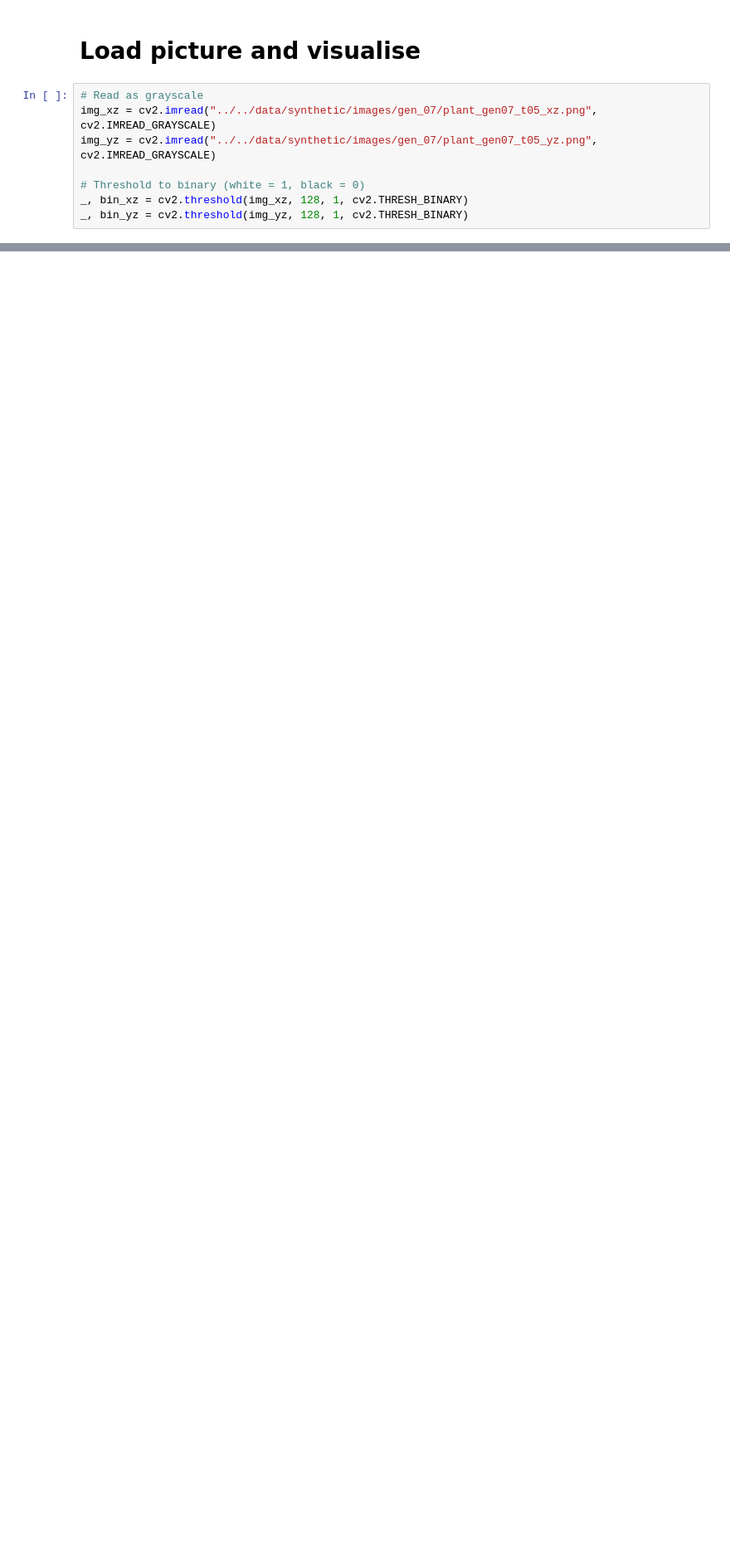
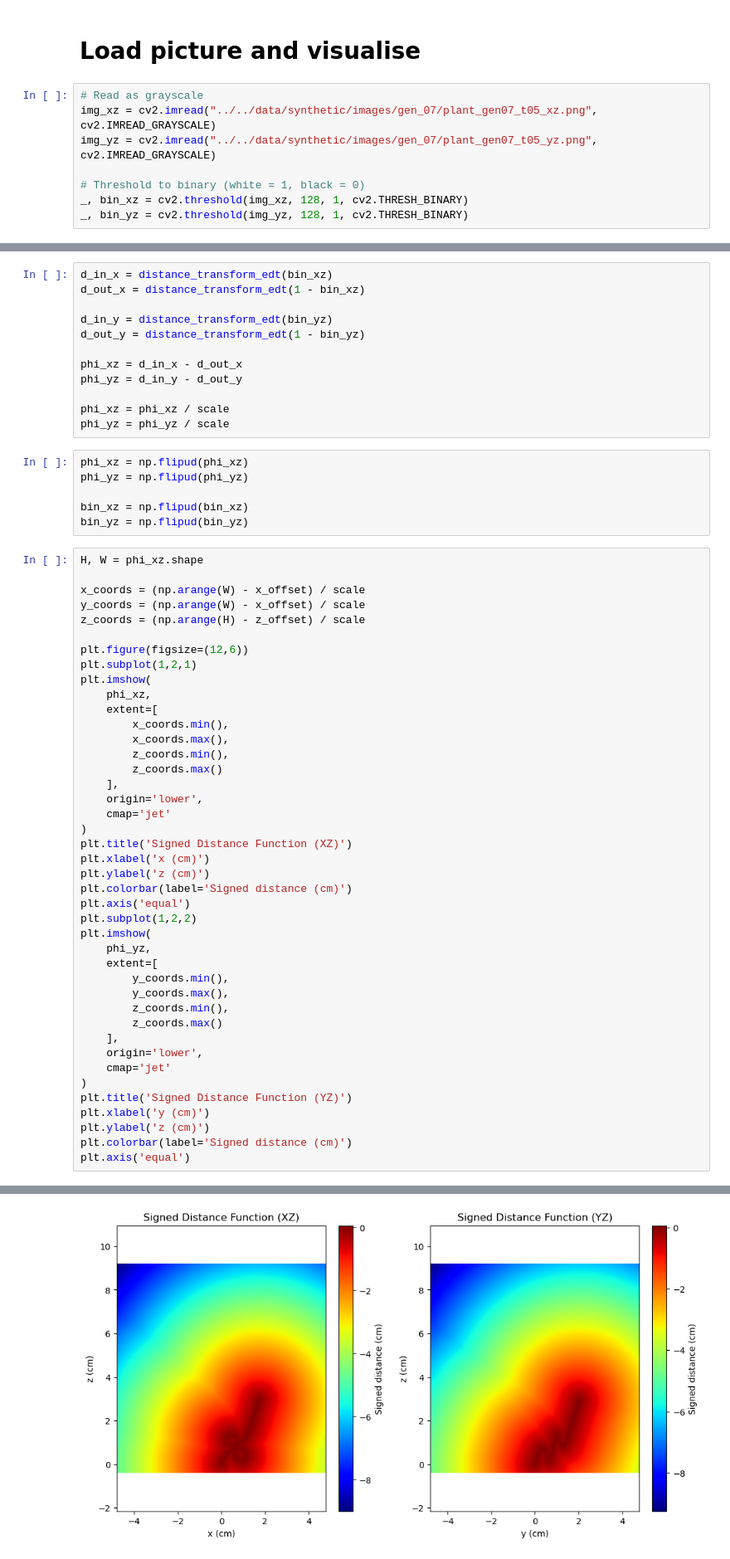
Before and after one commit to josef-lin/HFSP-dodder, a Jupyter notebook: src/data-reconstruction/data-reconstruction.ipynb, the cells around one changed output, grey strips where cells are left out. Shown at 83% size. Cells and saved outputs as stored; diff of their text form; blank space fills up the shorter version.

```diff
--- a/src/data-reconstruction/data-reconstruction.ipynb
+++ b/src/data-reconstruction/data-reconstruction.ipynb
@@ -258,0 +26,61 @@ ani.save("rotation.gif", writer='pillow')
+# %%
+d_in_x = distance_transform_edt(bin_xz)
+d_out_x = distance_transform_edt(1 - bin_xz)
+
+d_in_y = distance_transform_edt(bin_yz)
+d_out_y = distance_transform_edt(1 - bin_yz)
+
+phi_xz = d_in_x - d_out_x
+phi_yz = d_in_y - d_out_y
+
+phi_xz = phi_xz / scale
+phi_yz = phi_yz / scale
+# %%
+phi_xz = np.flipud(phi_xz)
+phi_yz = np.flipud(phi_yz)
+
+bin_xz = np.flipud(bin_xz)
+bin_yz = np.flipud(bin_yz)
+# %%
+H, W = phi_xz.shape
+
+x_coords = (np.arange(W) - x_offset) / scale
+y_coords = (np.arange(W) - x_offset) / scale
+z_coords = (np.arange(H) - z_offset) / scale
+
+plt.figure(figsize=(12,6))
+plt.subplot(1,2,1)
+plt.imshow(
+    phi_xz,
+    extent=[
+        x_coords.min(),
+        x_coords.max(),
+        z_coords.min(),
+        z_coords.max()
+    ],
+    origin='lower',
+    cmap='jet'
+)
+plt.title('Signed Distance Function (XZ)')
+plt.xlabel('x (cm)')
+plt.ylabel('z (cm)')
+plt.colorbar(label='Signed distance (cm)')
+plt.axis('equal')
+plt.subplot(1,2,2)
+plt.imshow(
+    phi_yz,
+    extent=[
+        y_coords.min(),
+        y_coords.max(),
+        z_coords.min(),
+        z_coords.max()
+    ],
+    origin='lower',
+    cmap='jet'
+)
+plt.title('Signed Distance Function (YZ)')
+plt.xlabel('y (cm)')
+plt.ylabel('z (cm)')
+plt.colorbar(label='Signed distance (cm)')
+plt.axis('equal')
+# %% [output]
@@ -258,0 +91 @@ ani.save("rotation.gif", writer='pillow')
+[figure, added]
```
Also changed, not shown: parts of 17 cells of this notebook.
